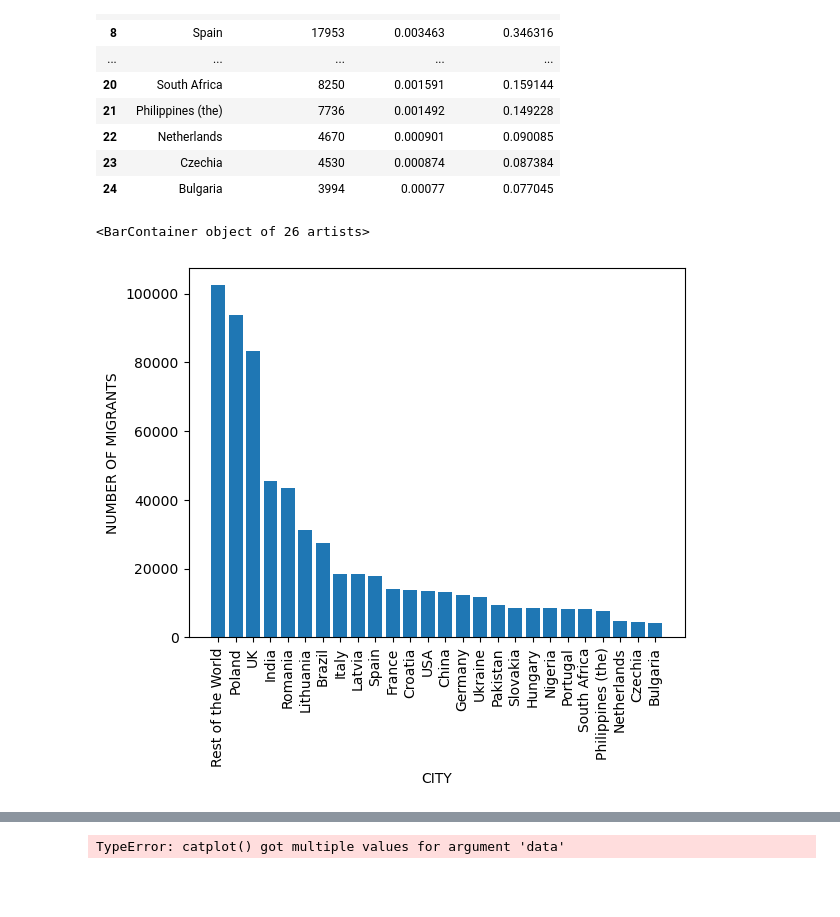
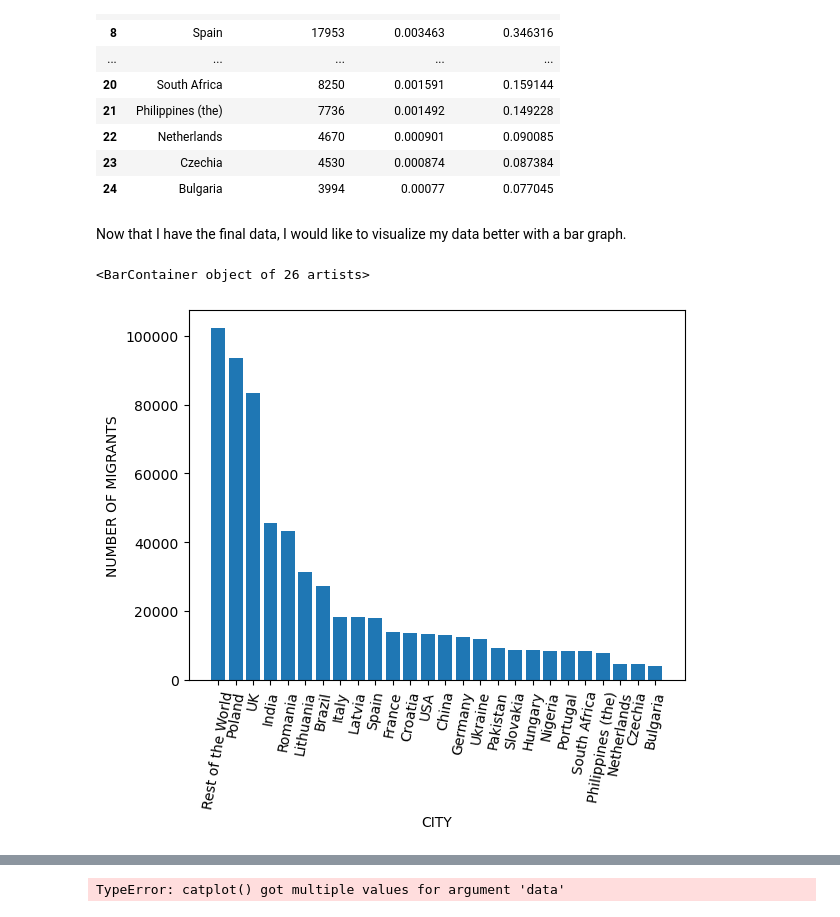
Before and after one commit to diagarmar29/Population-in-Ireland.-1st-Assesment, a Jupyter notebook: Population in Ireland.ipynb, the cells around one changed output, grey strips where cells are left out. Cells and saved outputs as stored; diff of their text form; code cells hidden in the pictures; blank space fills up the shorter version.

```diff
--- a/Population in Ireland.ipynb
+++ b/Population in Ireland.ipynb
@@ -672,16 +697,18 @@ first_26
 | 22 | Netherlands | 4670 | 0.000901 | 0.090085 |
 | 23 | Czechia | 4530 | 0.000874 | 0.087384 |
 | 24 | Bulgaria | 3994 | 0.00077 | 0.077045 |
+# %% [markdown]
+Now that I have the final data, I would like to visualize my data better with a bar graph.
 # %%
 x = first_26['city']
 y = first_26['Number of migrants']
 # %%
 plt.xlabel('CITY',fontsize=10)
 plt.ylabel('NUMBER OF MIGRANTS',fontsize=10)
-plt.xticks(rotation=90)
+plt.xticks(rotation=80)
 plt.bar(x,y)
 # %% [output]
 <BarContainer object of 26 artists>
-[figure, old version]
+[figure, new version]
 # %%
 ax = sns.barplot(x='city', y='Number of migrants', data=first_26)
```
Also changed, not shown: parts of 43 cells of this notebook.
